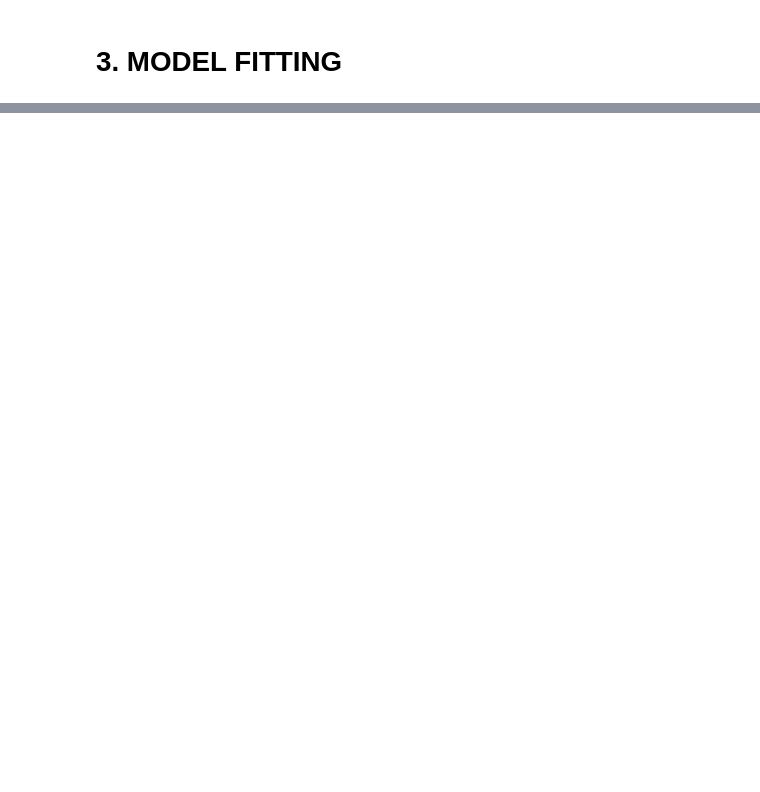
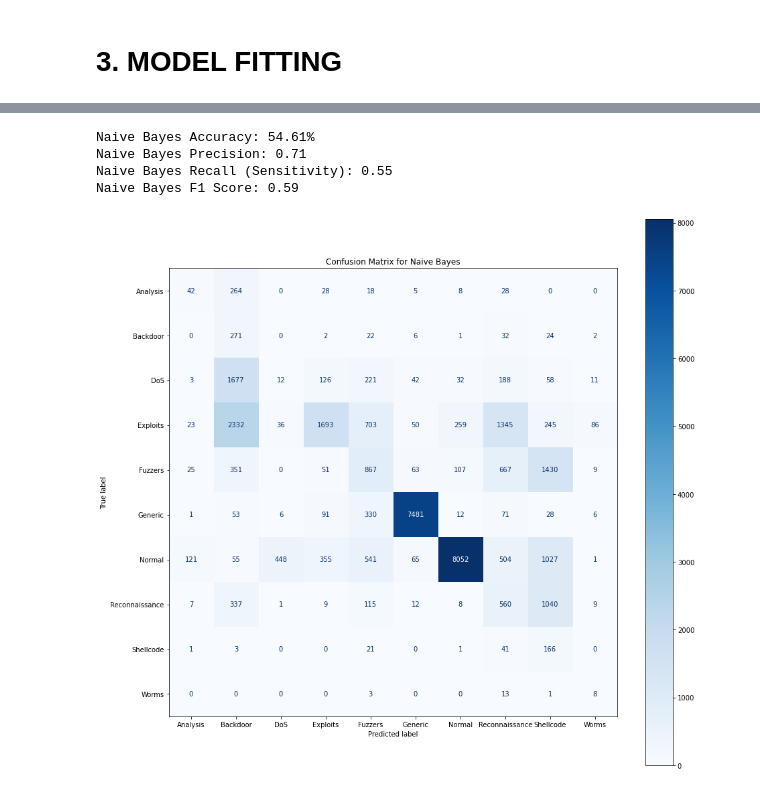
Before and after one commit to kangwaa/Anomaly-Detection, a Jupyter notebook: Code/Network Intrusion - Multi-Classification.ipynb, the cells around one changed output, grey strips where cells are left out. Drawn from its saved outputs; the diff is of its cells as text; code cells hidden in the pictures; blank space fills up the shorter version.

```diff
--- a/Code/Network-Intrusion-Classification.ipynb
+++ b/Code/Network Intrusion - Multi-Classification.ipynb
@@ -559,0 +603,37 @@ print(classification_report(y_test_encoded, y_pred_svm))
+# %%
+# Import necessary libraries
+from sklearn.metrics import accuracy_score, confusion_matrix, ConfusionMatrixDisplay
+from sklearn.naive_bayes import GaussianNB
+import matplotlib.pyplot as plt
+
+# Fit and predict using Naive Bayes
+gnb = GaussianNB()
+gnb.fit(X_train_pca, y_train)
+y_pred_nb = gnb.predict(X_test_pca)
+
+# Calculate metrics
+accuracy_nb = accuracy_score(y_test, y_pred_nb) * 100
+precision_nb = precision_score(y_test, y_pred_nb, average='weighted')
+recall_nb = recall_score(y_test, y_pred_nb, average='weighted')  # Sensitivity
+f1_nb = f1_score(y_test, y_pred_nb, average='weighted')
+
+# Print metrics
+print(f"Naive Bayes Accuracy: {accuracy_nb:.2f}%")
+print(f"Naive Bayes Precision: {precision_nb:.2f}")
+print(f"Naive Bayes Recall (Sensitivity): {recall_nb:.2f}")
+print(f"Naive Bayes F1 Score: {f1_nb:.2f}")
+# Compute confusion matrix
+cm = confusion_matrix(y_test, y_pred_nb)
+
+plt.figure(figsize=(15, 15))
+# Plot confusion matrix
+disp = ConfusionMatrixDisplay(confusion_matrix=cm, display_labels=gnb.classes_)
+disp.plot(cmap=plt.cm.Blues, ax=plt.gca())
+plt.title("Confusion Matrix for Naive Bayes")
+plt.show()
+# %% [output]
+Naive Bayes Accuracy: 54.61%
+Naive Bayes Precision: 0.71
+Naive Bayes Recall (Sensitivity): 0.55
+Naive Bayes F1 Score: 0.59
+[figure, added]
```
Also changed, not shown: parts of 37 cells of this notebook, 3 other files.
